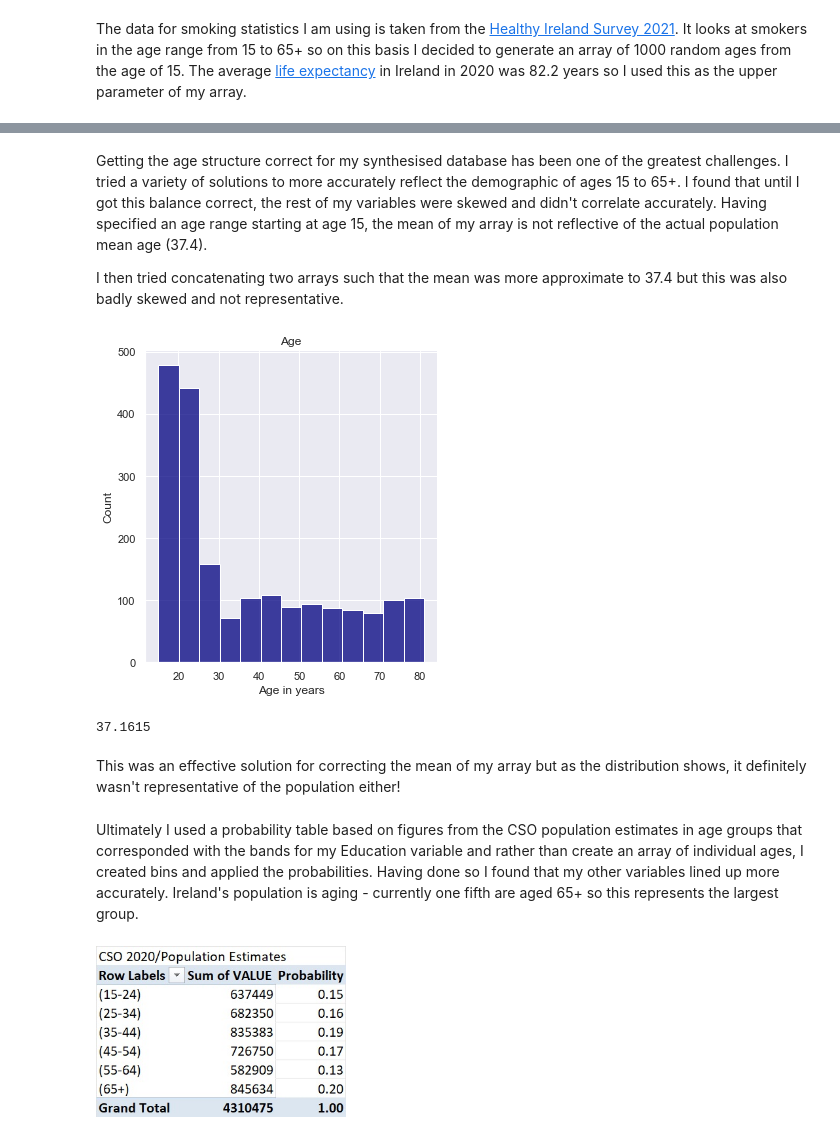
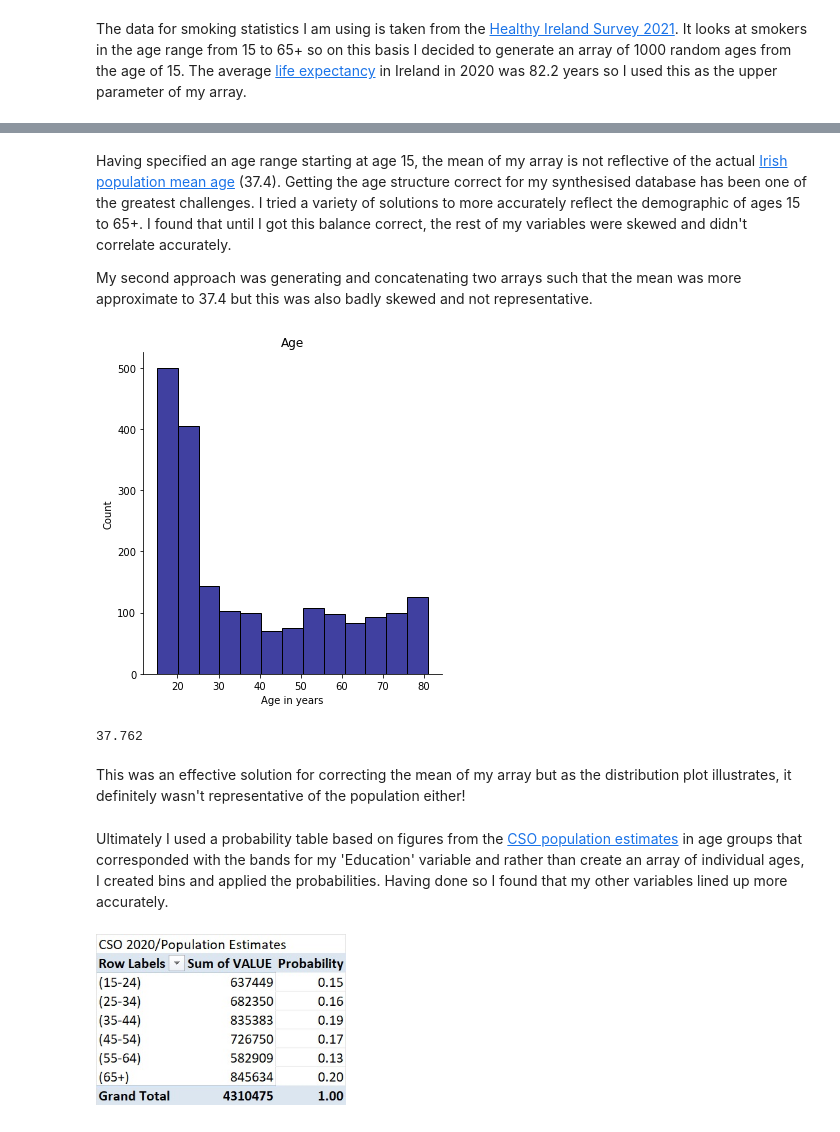
Before and after one commit to Scunnies/PfDA_Assignment, a Jupyter notebook: PfDA_Assignment.ipynb, the cells around one changed output, grey strips where cells are left out. Saved outputs shown, nothing was run; the diff lists cells and outputs as text; code cells hidden in the pictures.

```diff
--- a/PfDA_Assignment.ipynb
+++ b/PfDA_Assignment.ipynb
@@ -83,28 +83,28 @@ np.mean(Age)
 # %% [markdown]
-Getting the age structure correct for my synthesised database has been one of the greatest challenges.  I tried a variety of solutions to more accurately reflect the demographic of ages 15 to 65+.  I found that until I got this balance correct, the rest of my variables were skewed and didn't correlate accurately.  Having specified an age range starting at age 15, the mean of my array is not reflective of the actual population mean age (37.4).
+Having specified an age range starting at age 15, the mean of my array is not reflective of the actual [Irish population mean age](https://www.cso.ie/en/releasesandpublications/ep/p-cp3oy/cp3/aad/) (37.4).  Getting the age structure correct for my synthesised database has been one of the greatest challenges.  I tried a variety of solutions to more accurately reflect the demographic of ages 15 to 65+.  I found that until I got this balance correct, the rest of my variables were skewed and didn't correlate accurately.
 
-I then tried concatenating two arrays such that the mean was more approximate to 37.4 but this was also badly skewed and not representative.
+My second approach was generating and concatenating two arrays such that the mean was more approximate to 37.4 but this was also badly skewed and not representative.
 # %%
 arr1 = np.random.randint(low=15, high=27, size=1000)
-arr2 = np.random.randint(low=27, high=82, size=1000)
+arr2 = np.random.randint(low=28, high=82, size=1000)
 
 Age = (np.concatenate((arr1, arr2)))
 
 # plot the distribution
 sns.displot(Age, color = 'navy')
 plt.title('Age')
 plt.xlabel('Age in years')
 plt.show()
 # %% [output]
-[figure, old version]
+[figure, new version]
 # %%
 np.mean(np.concatenate((arr1, arr2)))
 # %% [output]
-37.1615
+37.762
 # %% [markdown]
-This was an effective solution for correcting the mean of my array but as the distribution shows, it definitely wasn't representative of the population either!
+This was an effective solution for correcting the mean of my array but as the distribution plot illustrates, it definitely wasn't representative of the population either!
 # %% [markdown]
-Ultimately I used a probability table based on figures from the CSO population estimates in age groups that corresponded with the bands for my Education variable and rather than create an array of individual ages, I created bins and applied the probabilities.  Having done so I found that my other variables lined up more accurately. Ireland's population is aging - currently one fifth are aged 65+ so this represents the largest group.
+Ultimately I used a probability table based on figures from the [CSO population estimates](https://www.cso.ie/en/releasesandpublications/ep/p-cp3oy/cp3/assr/) in age groups that corresponded with the bands for my 'Education' variable and rather than create an array of individual ages, I created bins and applied the probabilities.  Having done so I found that my other variables lined up more accurately.
 # %% [markdown]
 <div>
 <img src="attachment:PopulationEstimatesPT.jpg" width="250" align = "left"/>
```
Also changed, not shown: parts of 25 cells of this notebook.
